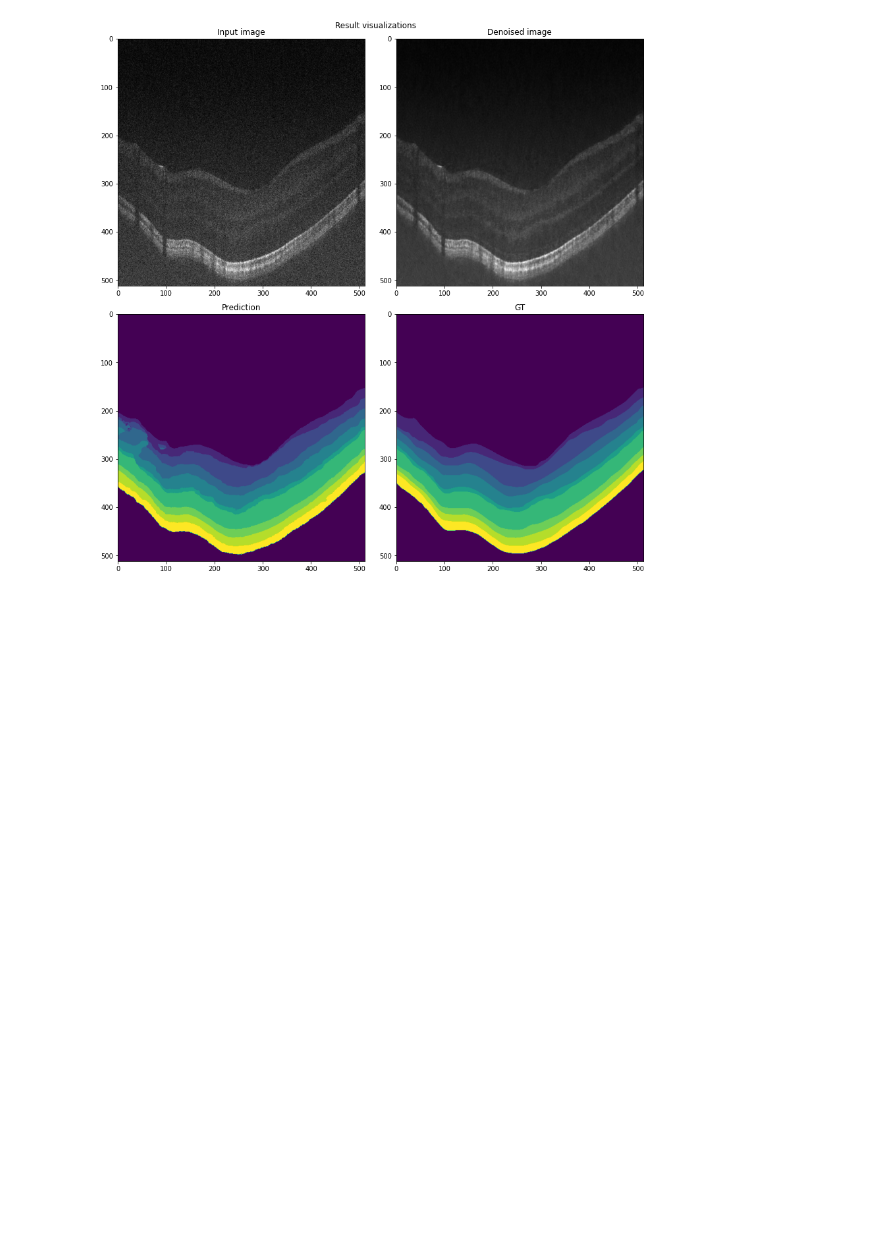
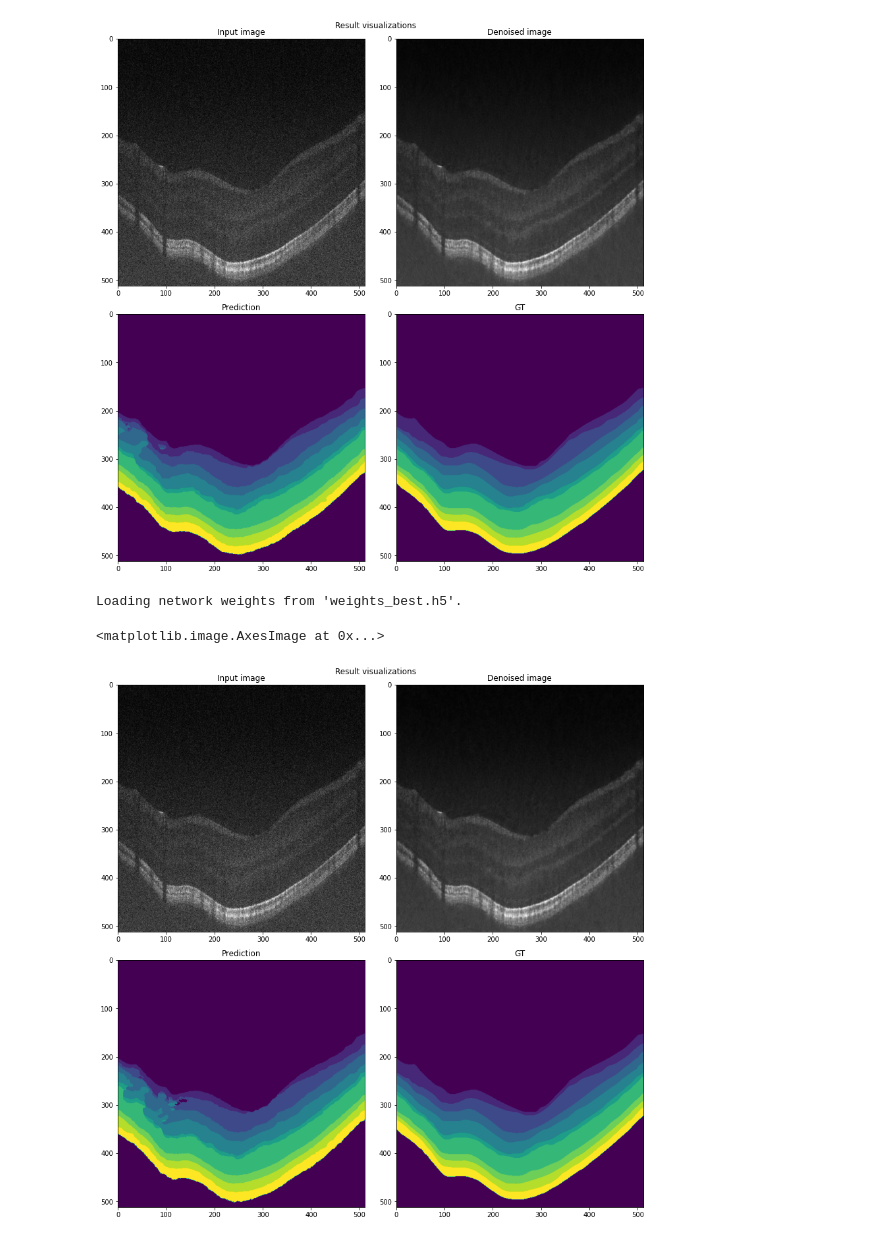
Before and after one commit to TianyiYe98/DenoiSegOCT, a Jupyter notebook: Experiments.ipynb, the cells around one changed output. Saved outputs shown, nothing was run; the diff lists cells and outputs as text; code cells hidden in the pictures; blank space fills up the shorter version.

```diff
--- a/Experiments.ipynb
+++ b/Experiments.ipynb
@@ -344,3 +364,40 @@ plt.imshow(np.argmax(testing_labels[sl],2))
 Loading network weights from 'weights_best.h5'.
 <matplotlib.image.AxesImage at 0x...>
 [figure]
+# %%
+# Load just-trained model
+model_name = 'experiments/DenoiSeg_OCT_25_0'
+basedir = 'models'
+model = DenoiSeg(None, model_name, basedir)
+
+sl = 21
+input_images = test_noisy_images[sl]
+prediction = model.predict(input_images,'YX')
+
+prediction_exp = np.exp(prediction[..., 1:])
+prediction_softmax = prediction_exp / np.sum(prediction_exp, axis=2)[..., np.newaxis]
+prediction_img = np.argmax(prediction_softmax,2)
+
+
+plt.figure(figsize=(12,12))
+plt.rc('xtick', labelsize=10)
+plt.rc('ytick', labelsize=10)
+plt.suptitle('Result visualizations')
+plt.subplot(2,2,1)
+plt.title('Input image',fontsize=12)
+plt.imshow(input_images,cmap='gray')
+plt.subplot(2,2,2)
+plt.title('Denoised image',fontsize=12)
+plt.imshow(prediction[:,:,0],cmap='gray')
+plt.subplot(2,2,3)
+plt.title('Prediction',fontsize=12)
+plt.imshow(prediction_img)
+plt.subplot(2,2,4)
+plt.title('GT',fontsize=12)
+plt.tight_layout()
+plt.subplots_adjust(top=0.95)
+plt.imshow(np.argmax(testing_labels[sl],2))
+# %% [output]
+Loading network weights from 'weights_best.h5'.
+<matplotlib.image.AxesImage at 0x...>
+[figure, added]
```
Also changed, not shown: parts of 9 cells of this notebook.
